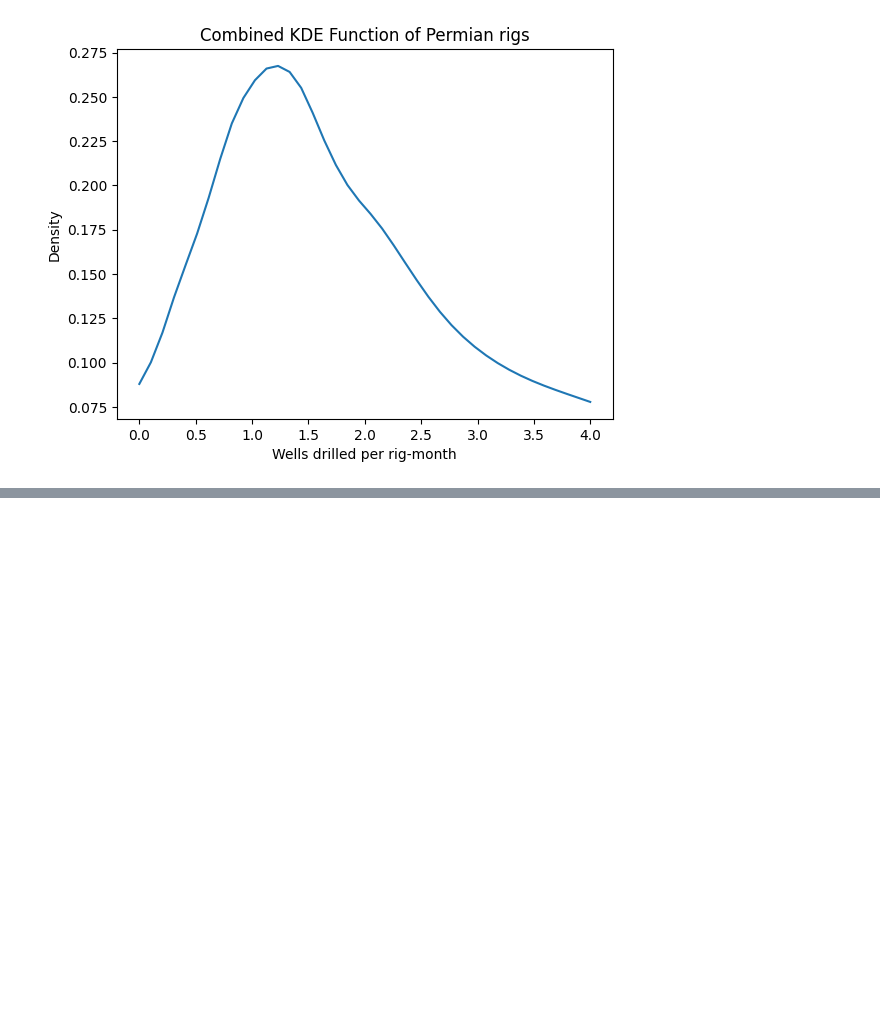
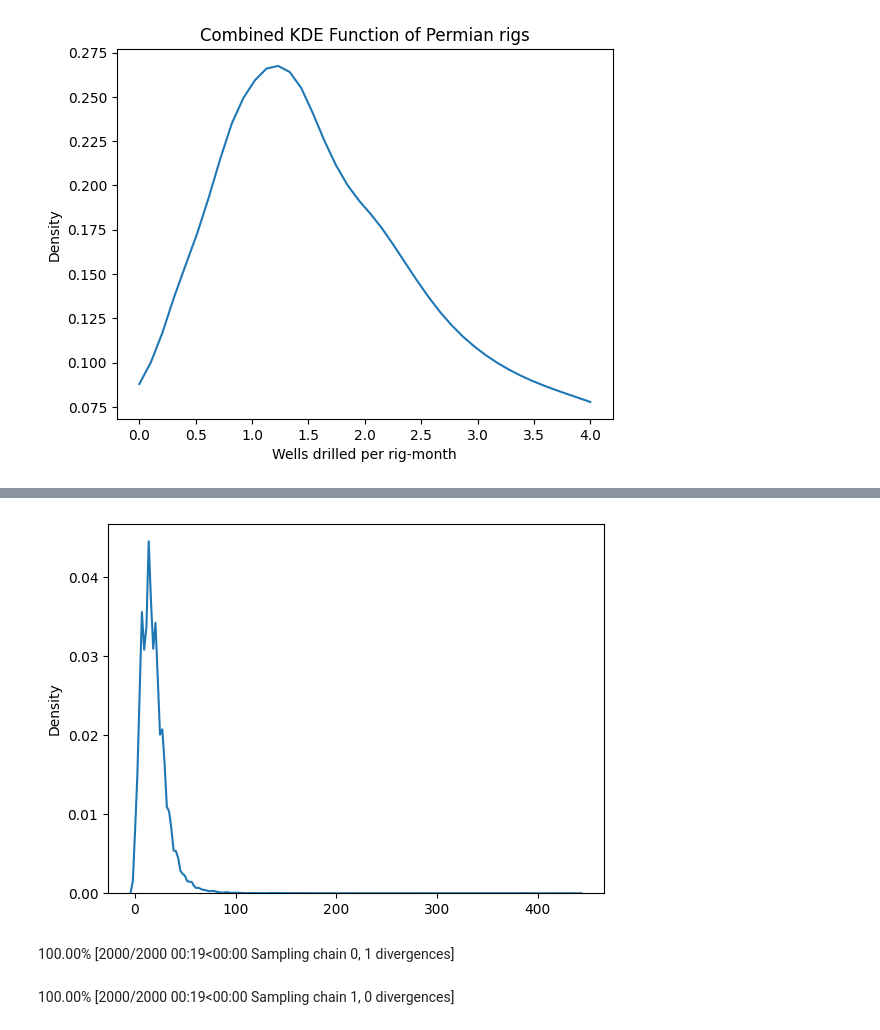
Before and after one commit to JozefSL/pyNotes, a Jupyter notebook: pymc3/WellsPerRig.ipynb, the cells around one changed output, grey strips where cells are left out. Drawn from its saved outputs; the diff is of its cells as text; code cells hidden in the pictures; blank space fills up the shorter version.

```diff
--- a/pymc3/WellsPerRig.ipynb
+++ b/pymc3/WellsPerRig.ipynb
@@ -316,0 +344,15 @@ rig_count = len(df.RigID_idx.unique())
+# %%
+d2wData = df['wd'].dropna().values
+sns.kdeplot(d2wData);
+# %% [output]
+[figure, added]
+# %%
+with pm.Model() as model2:
+    alpha = pm.Exponential('alpha', lam=1)
+    beta = pm.Exponential('beta', lam=1)
+    mu = pm.Gamma('mu', alpha, beta)
+    d2w = pm.Poisson('d2w', mu, observed=d2wData)
+    trace2 = pm.sample(1000, tune=1000, init='auto',chains=2)
+# %% [output]
+100.00% [2000/2000 00:19<00:00 Sampling chain 0, 1 divergences]
+100.00% [2000/2000 00:19<00:00 Sampling chain 1, 0 divergences]
```
Also changed, not shown: parts of 18 cells of this notebook.
